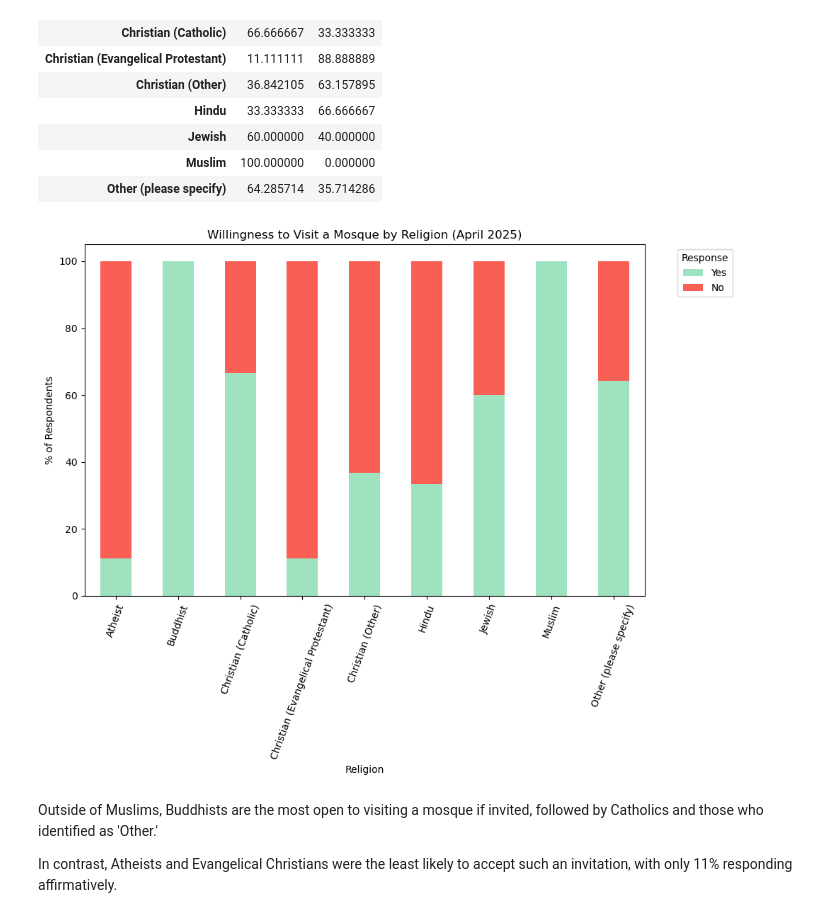
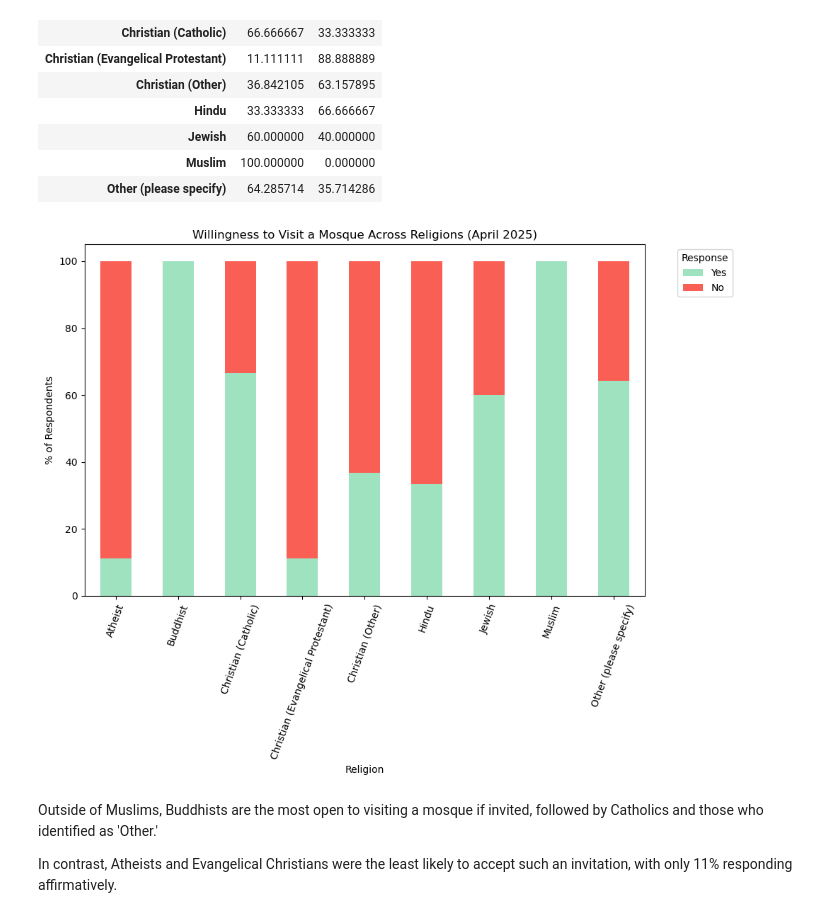
Before and after one commit to manelmahroug/Muslim-Brand-Sentiment, a Jupyter notebook: Brand_sentiment_004_April_2025.ipynb, the cells around one changed output. Saved outputs shown, nothing was run; the diff lists cells and outputs as text; code cells hidden in the pictures.

```diff
--- a/Brand_sentiment_004_April_2025.ipynb
+++ b/Brand_sentiment_004_April_2025.ipynb
@@ -1009,25 +1009,25 @@ ct
 # %%
 colors = ['#9FE2BF', "#FA5F55"]
 
 ax = ct.plot(
     kind='bar',
     stacked=True,
     figsize=(10,8),
     color=colors
 )
 
 
-plt.title("Willingness to Visit a Mosque by Religion (April 2025)")
+plt.title("Willingness to Visit a Mosque Across Religions (April 2025)")
 plt.ylabel("% of Respondents")
 plt.xlabel("Religion")
 plt.xticks(rotation=70)
 
 plt.legend(title="Response", bbox_to_anchor=(1.05, 1), loc='upper left')
 
 plt.tight_layout()
 plt.show()
 # %% [output]
-[figure, old version]
+[figure, new version]
 # %% [markdown]
 Outside of Muslims, Buddhists are the most open to visiting a mosque if invited, followed by Catholics and those who identified as 'Other.'
 
```
Also changed, not shown: parts of 13 cells of this notebook, 2 other files.
